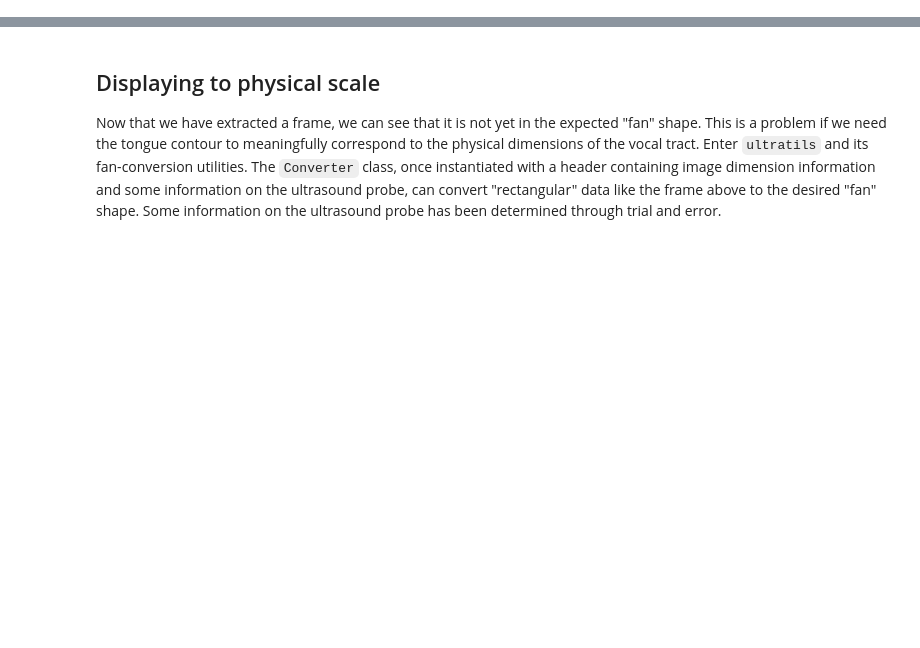
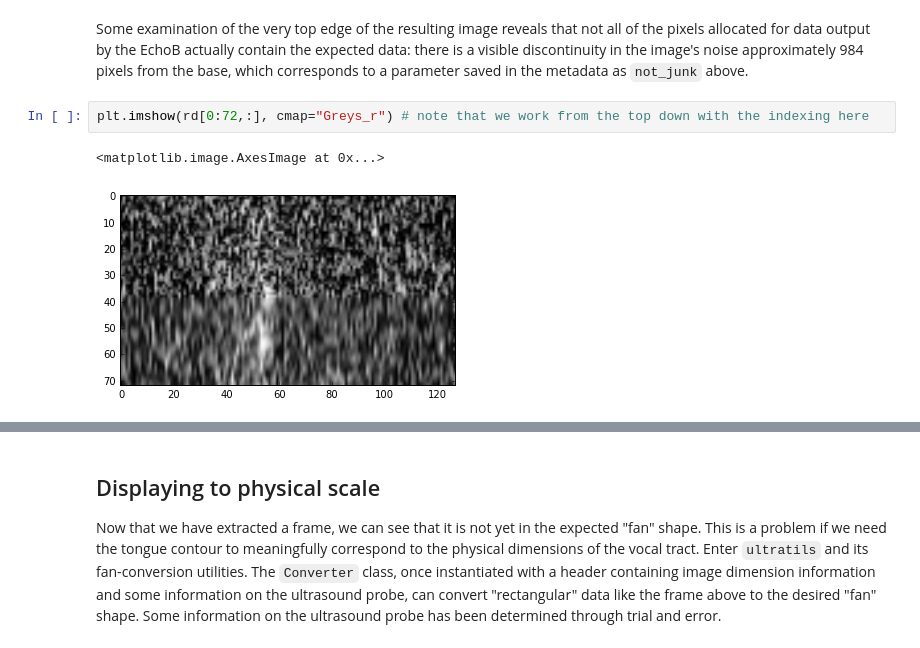
Before and after one commit to mfaytak/imgphon, a Jupyter notebook: echob-data-demo.ipynb, the cells around one changed output, grey strips where cells are left out. Cells and saved outputs as stored; diff of their text form; blank space fills up the shorter version.

```diff
--- a/echob-data-demo.ipynb
+++ b/echob-data-demo.ipynb
@@ -59,0 +63,7 @@ plt.imshow(np.flipud(rawdata), cmap="Greys_r") # visualize the resulting array
+# %% [markdown]
+Some examination of the very top edge of the resulting image reveals that not all of the pixels allocated for data output by the EchoB actually contain the expected data: there is a visible discontinuity in the image's noise approximately 984 pixels from the base, which corresponds to a parameter saved in the metadata as `not_junk` above.
+# %%
+plt.imshow(rd[0:72,:], cmap="Greys_r") # note that we work from the top down with the indexing here
+# %% [output]
+<matplotlib.image.AxesImage at 0x...>
+[figure, added]
```
Also changed, not shown: parts of 28 cells of this notebook.
